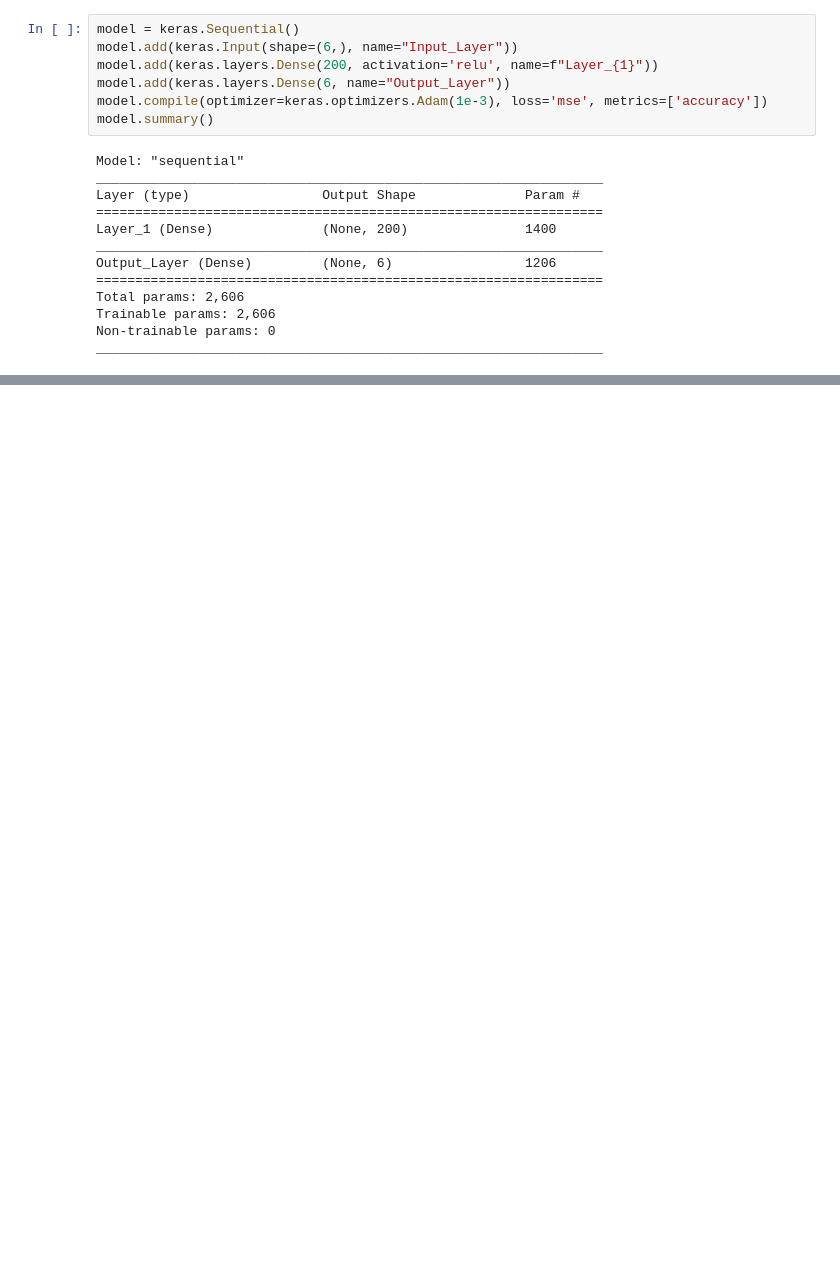
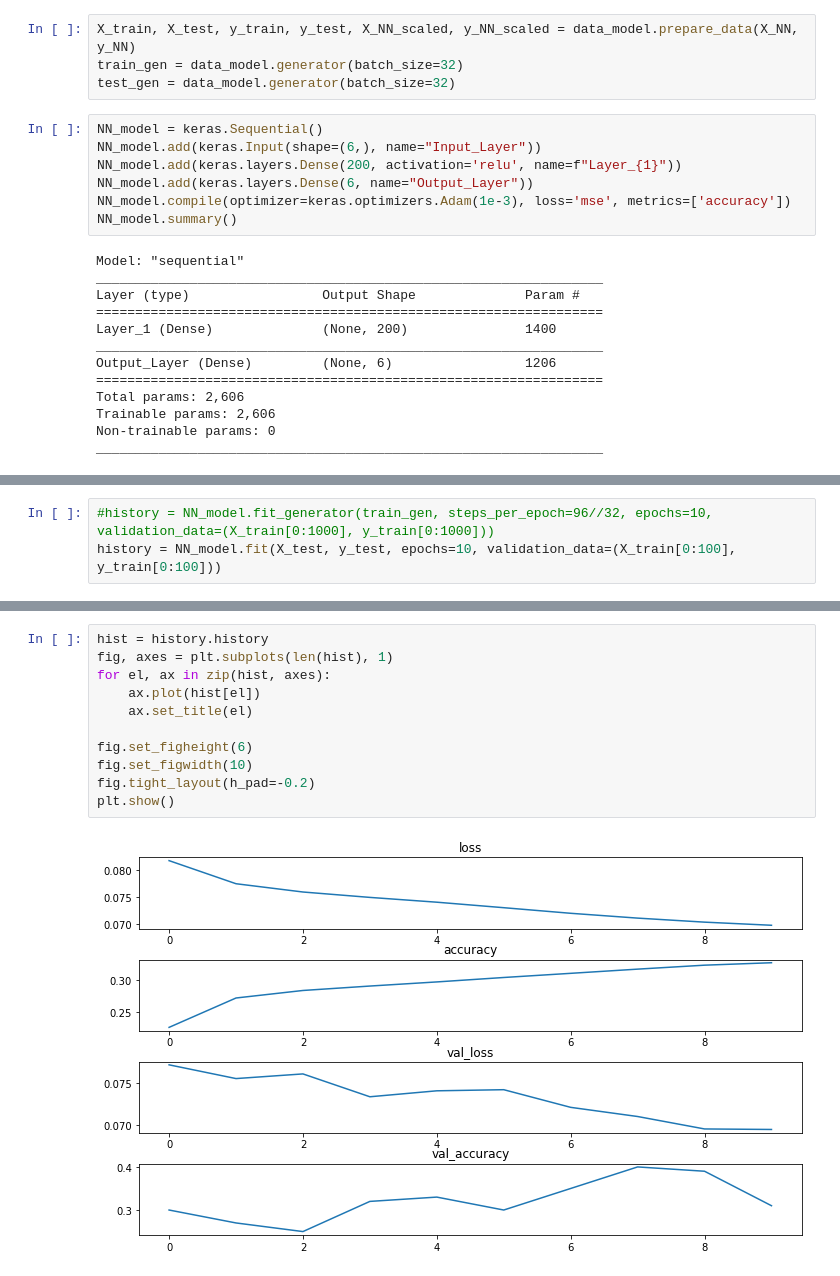
Before and after one commit to emelf/USN-Python-Scripts---Emil, a Jupyter notebook: Python/Parameter Estimation/Case_study_1.ipynb, the cells around one changed output, grey strips where cells are left out. Drawn from its saved outputs; the diff is of its cells as text; blank space fills up the shorter version.

```diff
--- a/Python/Parameter Estimation/Case_study_1.ipynb
+++ b/Python/Parameter Estimation/Case_study_1.ipynb
@@ -178,10 +126,14 @@ test_gen = data_model.generator(X_NN, y_NN, 32)
+# %%
+X_train, X_test, y_train, y_test, X_NN_scaled, y_NN_scaled = data_model.prepare_data(X_NN, y_NN)
+train_gen = data_model.generator(batch_size=32)
+test_gen = data_model.generator(batch_size=32)
 # %%
-model = keras.Sequential()
-model.add(keras.Input(shape=(6,), name="Input_Layer"))
-model.add(keras.layers.Dense(200, activation='relu', name=f"Layer_{1}"))
-model.add(keras.layers.Dense(6, name="Output_Layer"))
-model.compile(optimizer=keras.optimizers.Adam(1e-3), loss='mse', metrics=['accuracy'])
-model.summary()
+NN_model = keras.Sequential()
+NN_model.add(keras.Input(shape=(6,), name="Input_Layer"))
+NN_model.add(keras.layers.Dense(200, activation='relu', name=f"Layer_{1}"))
+NN_model.add(keras.layers.Dense(6, name="Output_Layer"))
+NN_model.compile(optimizer=keras.optimizers.Adam(1e-3), loss='mse', metrics=['accuracy'])
+NN_model.summary()
 # %% [output]
 Model: "sequential"
 _________________________________________________________________
@@ -205,0 +150,3 @@ x, y = next(train_gen)
+# %%
+#history = NN_model.fit_generator(train_gen, steps_per_epoch=96//32, epochs=10, validation_data=(X_train[0:1000], y_train[0:1000]))
+history = NN_model.fit(X_test, y_test, epochs=10, validation_data=(X_train[0:100], y_train[0:100]))
@@ -205,0 +164,13 @@ x, y = next(train_gen)
+# %%
+hist = history.history
+fig, axes = plt.subplots(len(hist), 1)
+for el, ax in zip(hist, axes):
+    ax.plot(hist[el])
+    ax.set_title(el)
+
+fig.set_figheight(6)
+fig.set_figwidth(10)
+fig.tight_layout(h_pad=-0.2)
+plt.show()
+# %% [output]
+[figure, added]
```
Also changed, not shown: parts of 27 cells of this notebook, 11 other files.
